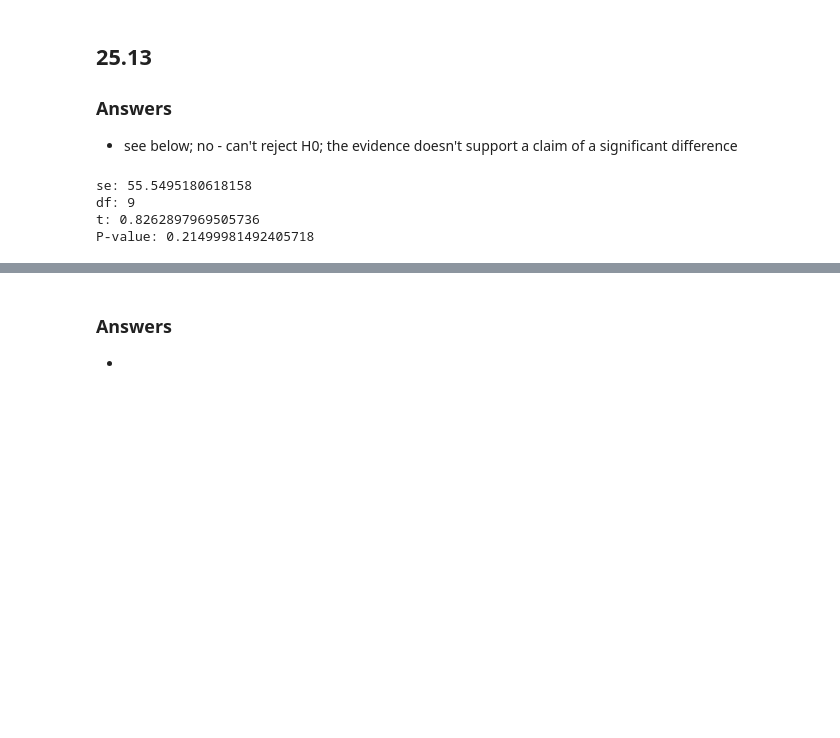
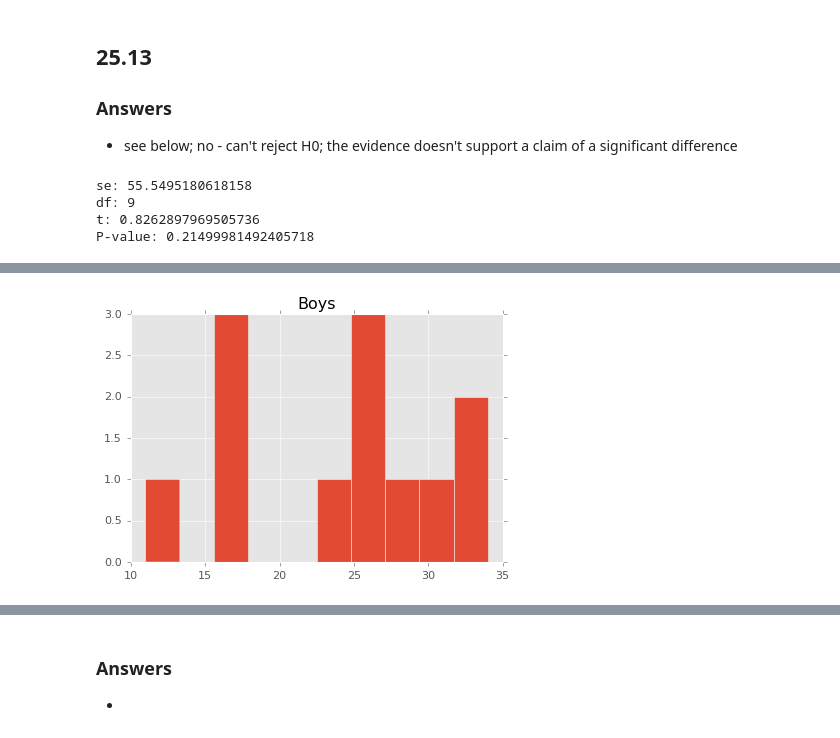
Before and after one commit to rickhaffey/stats-dvb, a Jupyter notebook: exercises/Chapter 25 - Exercises.ipynb, the cells around one changed output, grey strips where cells are left out. Drawn from its saved outputs; the diff is of its cells as text; code cells hidden in the pictures; blank space fills up the shorter version.

```diff
--- a/exercises/Chapter 25 - Exercises.ipynb
+++ b/exercises/Chapter 25 - Exercises.ipynb
@@ -82,0 +191,4 @@ P-value: 0.21499981492405718
+# %%
+data.hist("Boys");
+# %% [output]
+[figure, added]
```
Also changed, not shown: parts of 19 cells of this notebook.
